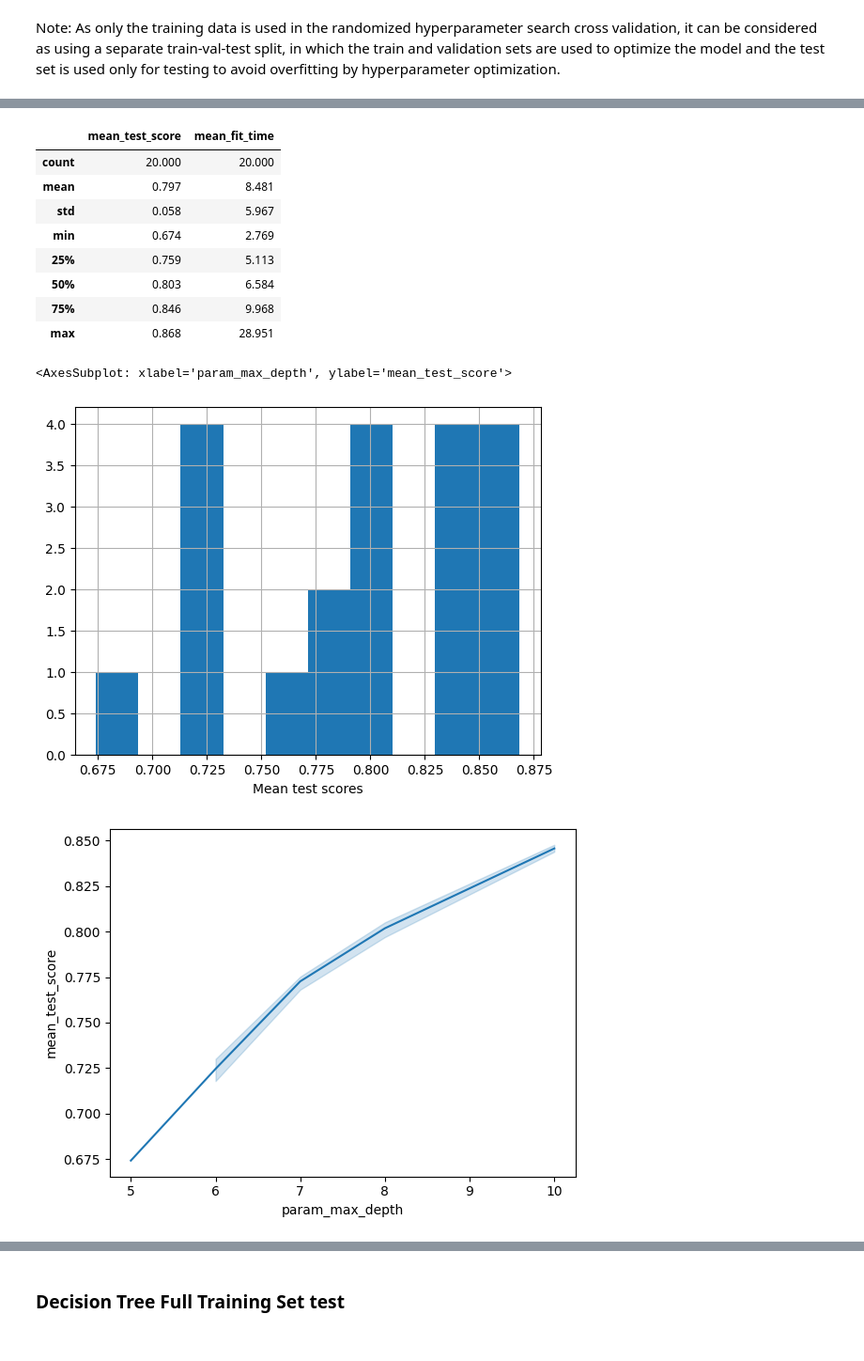
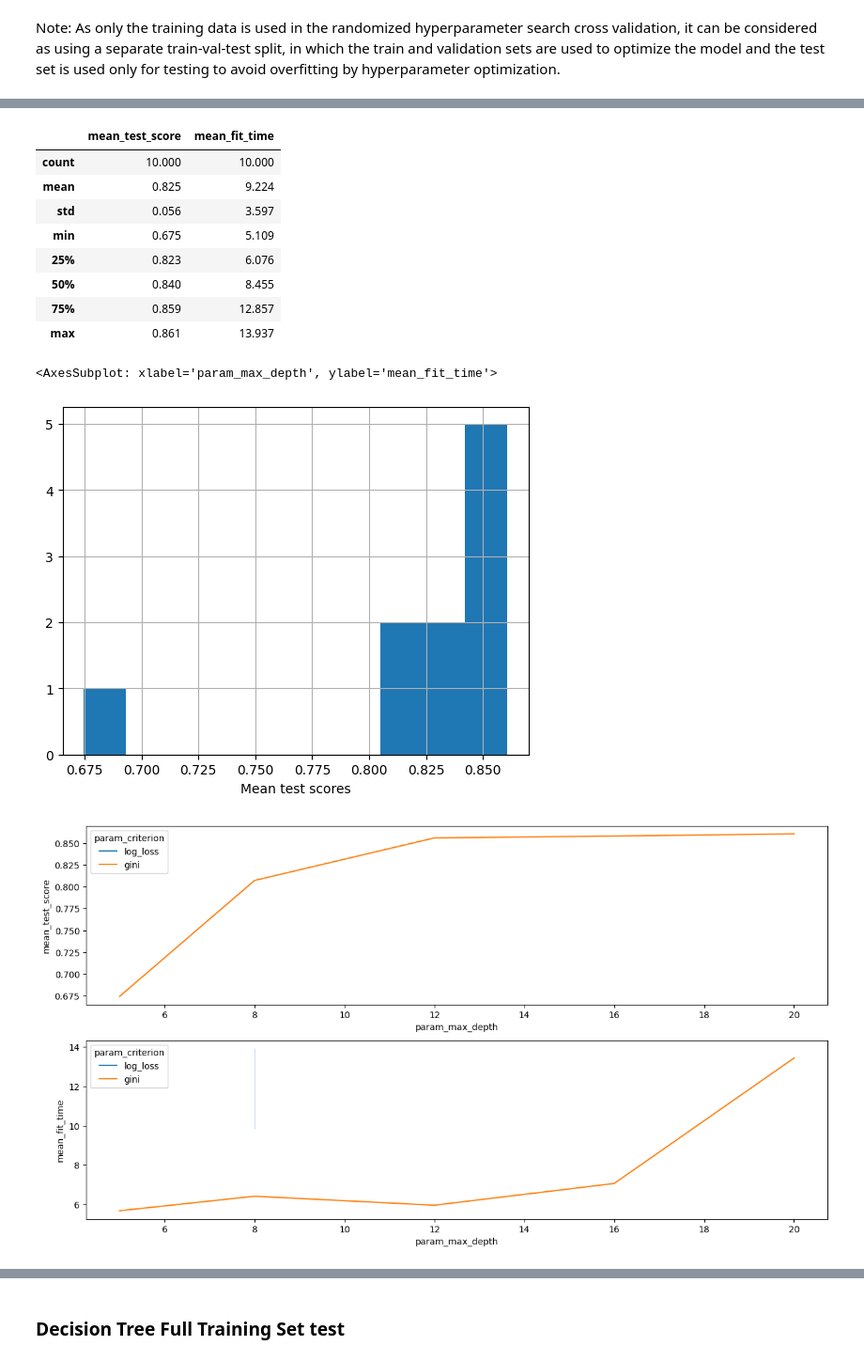
Before and after one commit to Veikko-Saikkonen/aalto-machine-learning, a Jupyter notebook: notebook.ipynb, the cells around one changed output, grey strips where cells are left out. Shown at 94% size. Drawn from its saved outputs; the diff is of its cells as text; code cells hidden in the pictures.

```diff
--- a/notebook.ipynb
+++ b/notebook.ipynb
@@ -448,0 +522,23 @@ Test accuracy 0.881
+# %%
+model = Pipeline(
+    [
+    ("pca", PCA(n_components=20)),
+    ("reg", LogisticRegression(multi_class="multinomial", max_iter=1000).set_params(**hparam_cv_pca.best_params_)) # Cross-entropy loss
+    ]
+)
+
+model.fit(X_train, y_train)
+y_pred_train = model.predict(X_train)
+y_pred_test = model.predict(X_test)
+
+# Additional
+print("Train accuracy", accuracy_score(y_train, y_pred_train))
+print("Test accuracy", accuracy_score(y_test, y_pred_test))
+
+fig, axs = plt.subplots(1,2, figsize=(25, 10), sharex=True, sharey=True)
+sns.heatmap(confusion_matrix(y_train, y_pred_train, normalize="pred"),  annot=True, ax=axs[0])
+axs[0].set_ylabel("True")
+axs[0].set_xlabel("Predicted")
+sns.heatmap(confusion_matrix(y_test, y_pred_test, normalize="pred"), annot=True, ax=axs[1])
+axs[1].set_ylabel("True")
+axs[1].set_xlabel("Predicted")
@@ -465,7 +557,7 @@ Note: As only the training data is used in the randomized hyperparameter search
 # Number of features to consider at every split
 max_features = np.linspace(0.33, 1.0, 5)
 # Maximum number of levels in tree
-max_depth = [int(x) for x in np.linspace(5, 10, num = 5)]
+max_depth = [int(x) for x in np.linspace(5, 20, num = 5)]
 max_depth.append(None)
 # Minimum number of samples required to split a node
 min_samples_split = [2, 5, 10]
@@ -473,10 +565,11 @@ min_samples_split = [2, 5, 10]
 min_samples_leaf = [1, 2, 4]
 # Create the random grid
 random_grid = {
+    "criterion": ["log_loss", "gini"],
     'max_features': max_features,
     'max_depth': max_depth,
     'min_samples_split': min_samples_split,
     'min_samples_leaf': min_samples_leaf
 }
-
-hparam_cv = optimize_randomforest(X_train, y_train,random_grid=random_grid, hparam_max_evals=10, metric="neg_accuracy_score", kfolds=3) # Due to computational limitation use 3-fold
+model = DecisionTreeClassifier()
+hparam_cv = optimize_sklearn(X_train, y_train,random_grid=random_grid,model=model, hparam_max_evals=10, metric="neg_accuracy_score", kfolds=3) # Due to computational limitation use 3-fold
@@ -501,20 +576,21 @@ Fitting 5 folds for each of 20 candidates, totalling 100 fits
 # %%
 hparam_data = pd.DataFrame(hparam_cv.cv_results_)
 display(hparam_data[["mean_test_score", "mean_fit_time"]].describe().round(3))
 hparam_data["mean_test_score"].hist()
 plt.xlabel("Mean test scores")
-plt.figure()
-sns.lineplot(data=hparam_data, x="param_max_depth", y="mean_test_score", estimator="mean")
+fig, axs = plt.subplots(2,1, figsize=(15,8))
+sns.lineplot(data=hparam_data, x="param_max_depth", y="mean_test_score",hue="param_criterion", estimator="mean", ax=axs[0])
+sns.lineplot(data=hparam_data, x="param_max_depth", y="mean_fit_time",hue="param_criterion", estimator="mean", ax=axs[1])
 # %% [output]
 |  | mean_test_score | mean_fit_time |
-| count | 20.000 | 20.000 |
-| mean | 0.797 | 8.481 |
-| std | 0.058 | 5.967 |
-| min | 0.674 | 2.769 |
-| 25% | 0.759 | 5.113 |
-| 50% | 0.803 | 6.584 |
-| 75% | 0.846 | 9.968 |
-| max | 0.868 | 28.951 |
+| count | 10.000 | 10.000 |
+| mean | 0.825 | 9.224 |
+| std | 0.056 | 3.597 |
+| min | 0.675 | 5.109 |
+| 25% | 0.823 | 6.076 |
+| 50% | 0.840 | 8.455 |
+| 75% | 0.859 | 12.857 |
+| max | 0.861 | 13.937 |
-<AxesSubplot: xlabel='param_max_depth', ylabel='mean_test_score'>
+<AxesSubplot: xlabel='param_max_depth', ylabel='mean_fit_time'>
-[figure, old version]
+[figure, new version]
-[figure, old version]
+[figure, new version]
```
Also changed, not shown: parts of 29 cells of this notebook, 5 other files.
